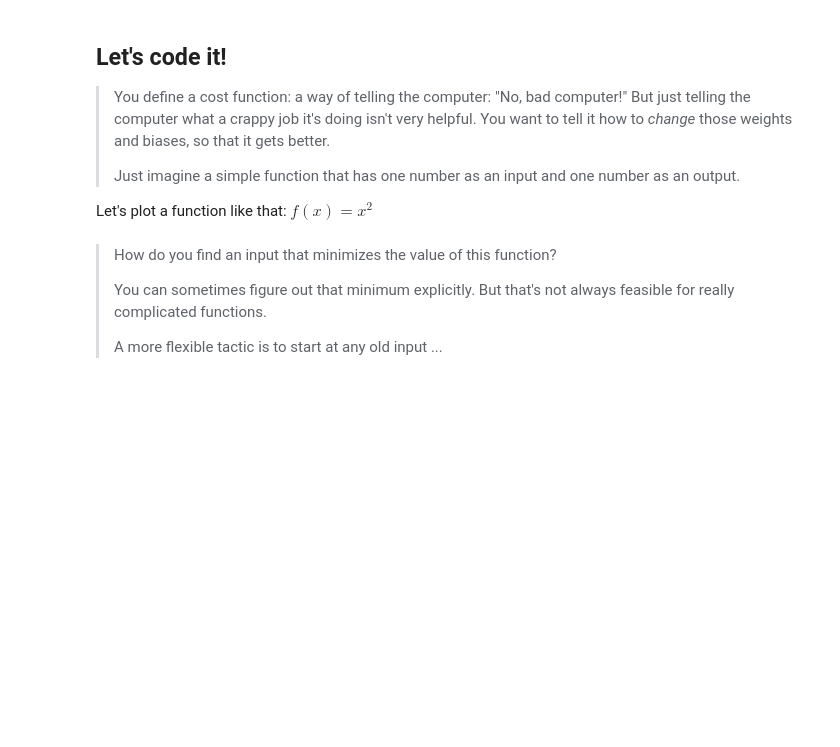
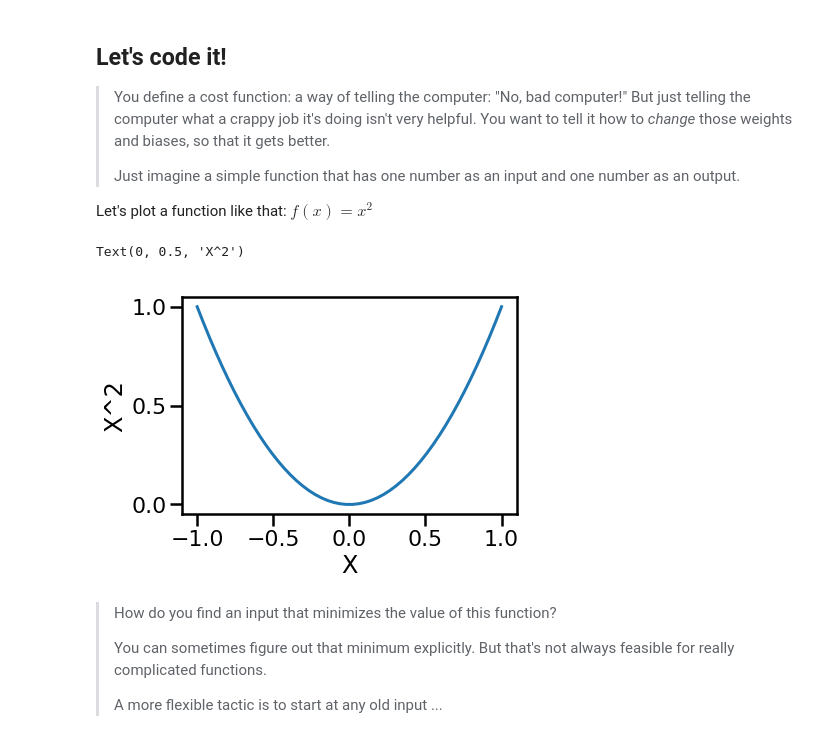
Before and after one commit to LambdaSchool/DS-Unit-2-Sprint-4-Practicing-Understanding, a Jupyter notebook: LS_DS_244_Gradient_Descent_LIVE_LESSON.ipynb, the cells around one changed output. Drawn from its saved outputs; the diff is of its cells as text; code cells hidden in the pictures; blank space fills up the shorter version.

```diff
--- a/LS_DS_244_Gradient_Descent_LIVE_LESSON.ipynb
+++ b/LS_DS_244_Gradient_Descent_LIVE_LESSON.ipynb
@@ -52,6 +52,22 @@ It's the same basic idea for a function that has 13,000 inputs instead of two in
 > Just imagine a simple function that has one number as an input and one number as an output.
 
 Let's plot a function like that: $f(x) = x^2$
+# %%
+import matplotlib.pyplot as plt
+import numpy as np
+import seaborn as sns
+sns.set_context('poster')
+
+# Plot function X^2
+xs = np.linspace(start=-1, stop=1)
+xs
+square = xs**2
+plt.plot(xs, square)
+plt.xlabel('X')
+plt.ylabel('X^2')
+# %% [output]
+Text(0, 0.5, 'X^2')
+[figure, added]
 # %% [markdown]
 > How do you find an input that minimizes the value of this function?
 >
```
Also changed, not shown: parts of 10 cells of this notebook.
